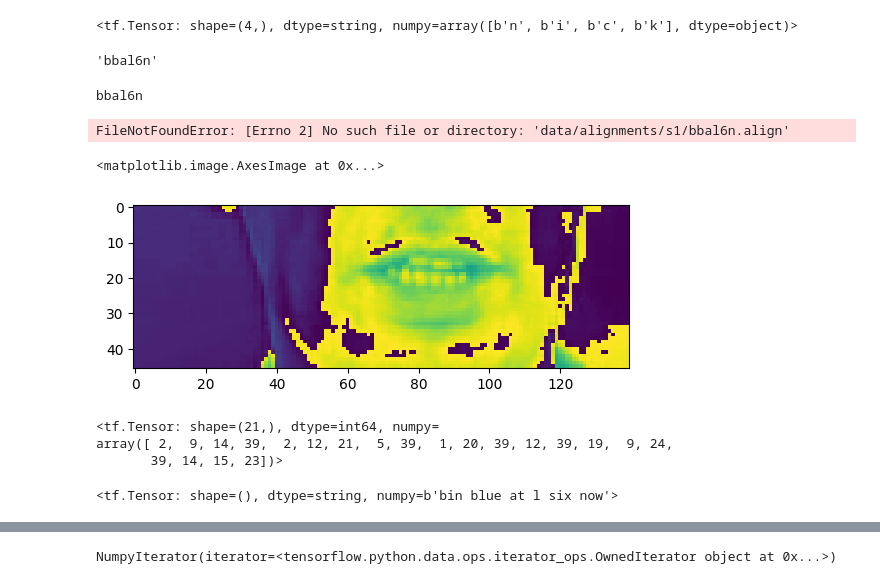
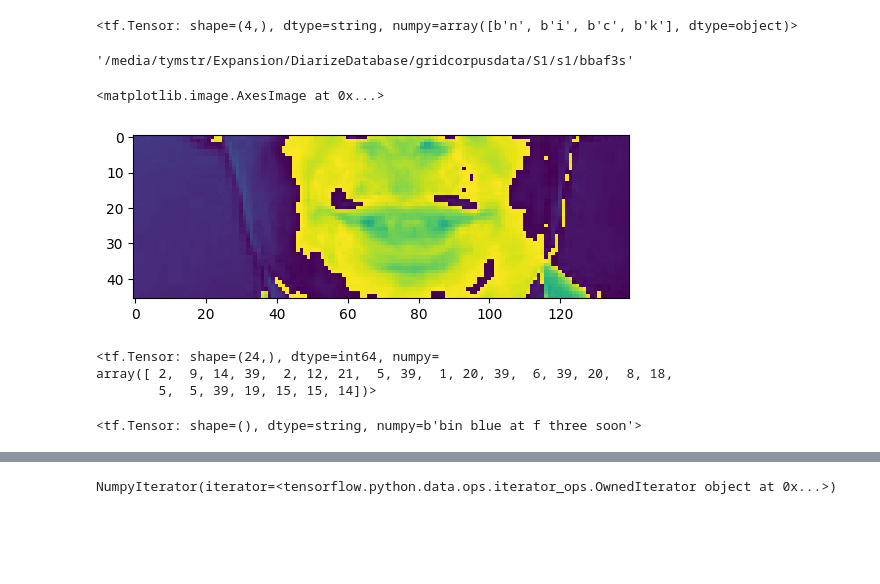
Before and after one commit to TaiyeI/speaker-diarization, a Jupyter notebook: Backend/Models/LipNet/LipNet.ipynb, the cells around one changed output, grey strips where cells are left out. Cells and saved outputs as stored; diff of their text form; code cells hidden in the pictures; blank space fills up the shorter version.

```diff
--- a/Backend/Models/LipNet/LipNet.ipynb
+++ b/Backend/Models/LipNet/LipNet.ipynb
@@ -103,13 +107,13 @@ def load_alignments(path:str) -> List[str]:
 # %%
 def load_data(path: str):
     path = bytes.decode(path.numpy())
-    #file_name = path.split('/')[-1].split('.')[0]
+    file_name = path.split('/')[-1].split('.')[0]
     # File name splitting for windows
-    file_name = path.split('\\')[-1].split('.')[0]
-    print(file_name)
-    video_path = os.path.join('data','s1',f'{file_name}.mpg')
-    alignment_path = os.path.join('data','alignments','s1',f'{file_name}.align')
-    frames = load_video(video_path)
-    alignments = load_alignments(alignment_path)
+    # file_name = path.split('\\')[-1].split('.')[0]
+    # print(file_name)
+    # video_path = os.path.join(f'{file_name}.mpg')
+    # # alignment_path = os.path.join('data','alignments','s1',f'{file_name}.align')
+    frames = load_video('/media/tymstr/Expansion/DiarizeDatabase/gridcorpusdata/S1/s1/'+file_name+'.mpg')
+    alignments = load_alignments('/media/tymstr/Expansion/DiarizeDatabase/gridcorpusdata/S1/align/'+file_name+'.align')
 
     return frames, alignments
@@ -118,27 +120,26 @@ test_path = '.\\data\\s1\\bbal6n.mpg'
+# %%
+test_path = '/media/tymstr/Expansion/DiarizeDatabase/gridcorpusdata/S1/s1/bbaf3s.mpg'
 # %%
 tf.convert_to_tensor(test_path).numpy().decode('utf-8').split('\\')[-1].split('.')[0]
 # %% [output]
-'bbal6n'
+'/media/tymstr/Expansion/DiarizeDatabase/gridcorpusdata/S1/s1/bbaf3s'
 # %%
 frames, alignments = load_data(tf.convert_to_tensor(test_path))
-# %% [output]
-bbal6n
-FileNotFoundError: [Errno 2] No such file or directory: 'data/alignments/s1/bbal6n.align'
 # %%
-plt.imshow(frames[40])
+plt.imshow(frames[35])
 # %% [output]
 <matplotlib.image.AxesImage at 0x...>
-[figure, old version]
+[figure, new version]
 # %%
 alignments
 # %% [output]
-<tf.Tensor: shape=(21,), dtype=int64, numpy=
-array([ 2,  9, 14, 39,  2, 12, 21,  5, 39,  1, 20, 39, 12, 39, 19,  9, 24,
-       39, 14, 15, 23])>
+<tf.Tensor: shape=(24,), dtype=int64, numpy=
+array([ 2,  9, 14, 39,  2, 12, 21,  5, 39,  1, 20, 39,  6, 39, 20,  8, 18,
+        5,  5, 39, 19, 15, 15, 14])>
 # %%
 tf.strings.reduce_join([bytes.decode(x) for x in num_to_char(alignments.numpy()).numpy()])
 # %% [output]
-<tf.Tensor: shape=(), dtype=string, numpy=b'bin blue at l six now'>
+<tf.Tensor: shape=(), dtype=string, numpy=b'bin blue at f three soon'>
 # %%
 def mappable_function(path:str) ->List[str]:
     result = tf.py_function(load_data, [path], (tf.float32, tf.int64))
```
Also changed, not shown: parts of 21 cells of this notebook, 36 other files.
